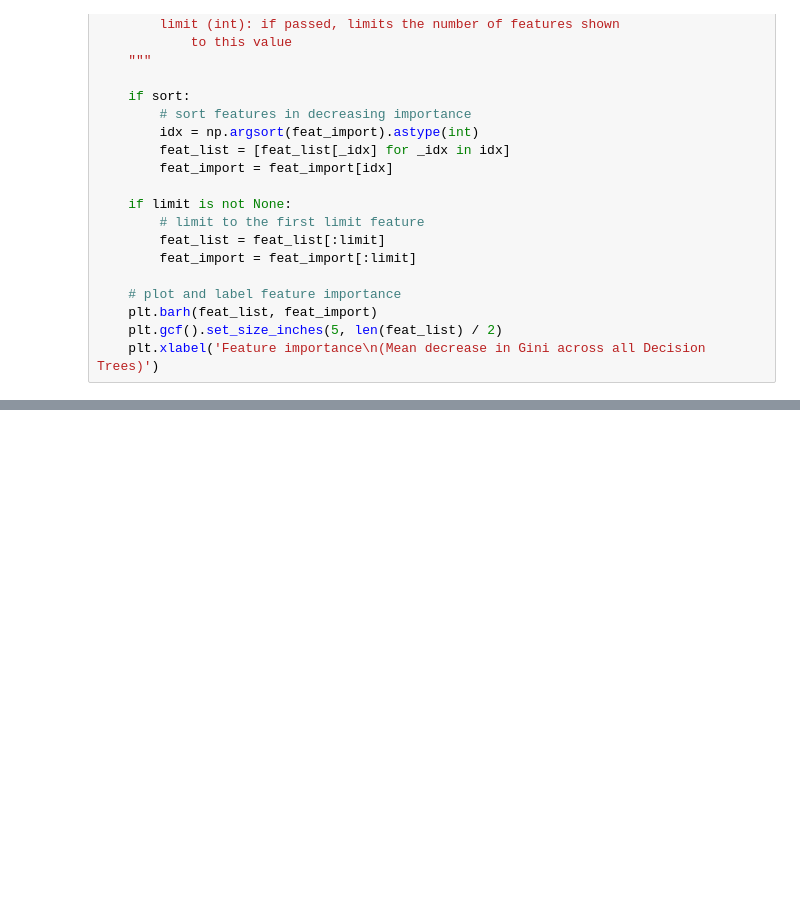
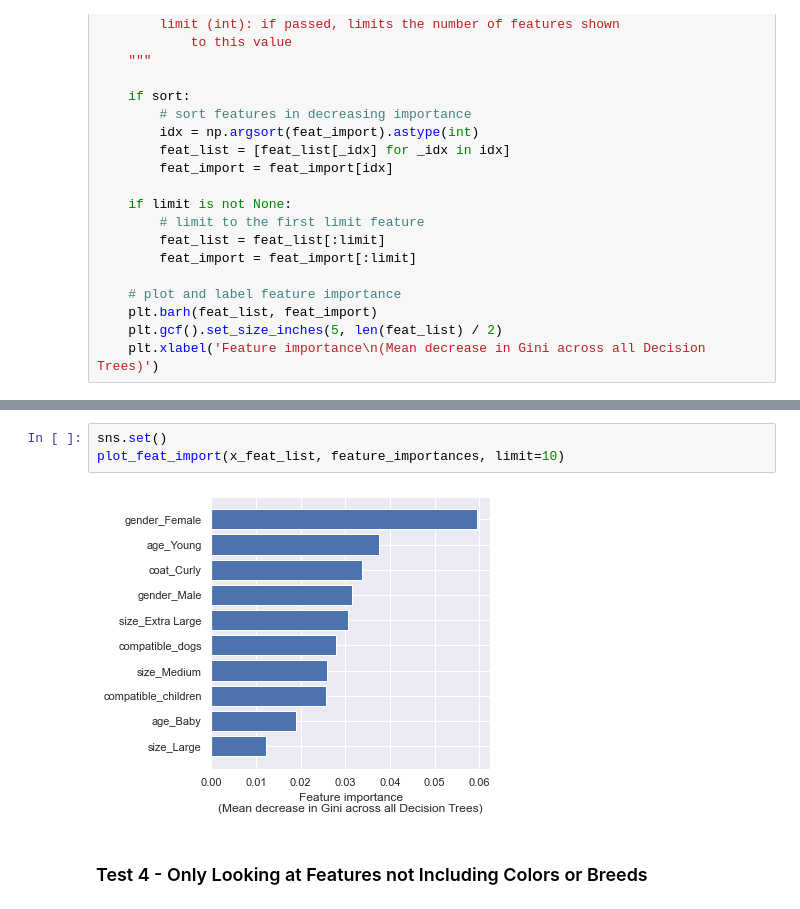
Before and after one commit to smore007/petfinder-analysis, a Jupyter notebook: RandomForestRegressor.ipynb, the cells around one changed output, grey strips where cells are left out. Saved outputs shown, nothing was run; the diff lists cells and outputs as text; blank space fills up the shorter version.

```diff
--- a/RandomForestRegressor.ipynb
+++ b/RandomForestRegressor.ipynb
@@ -176,0 +291,7 @@ OOB Score: 0.9999850163119294, R2: 0.9999866430237245, MSE: 3.258485847746337
+# %%
+sns.set()
+plot_feat_import(x_feat_list, feature_importances, limit=10)
+# %% [output]
+[figure, added]
+# %% [markdown]
+### Test 4 - Only Looking at Features not Including Colors or Breeds
```
Also changed, not shown: parts of 17 cells of this notebook.
